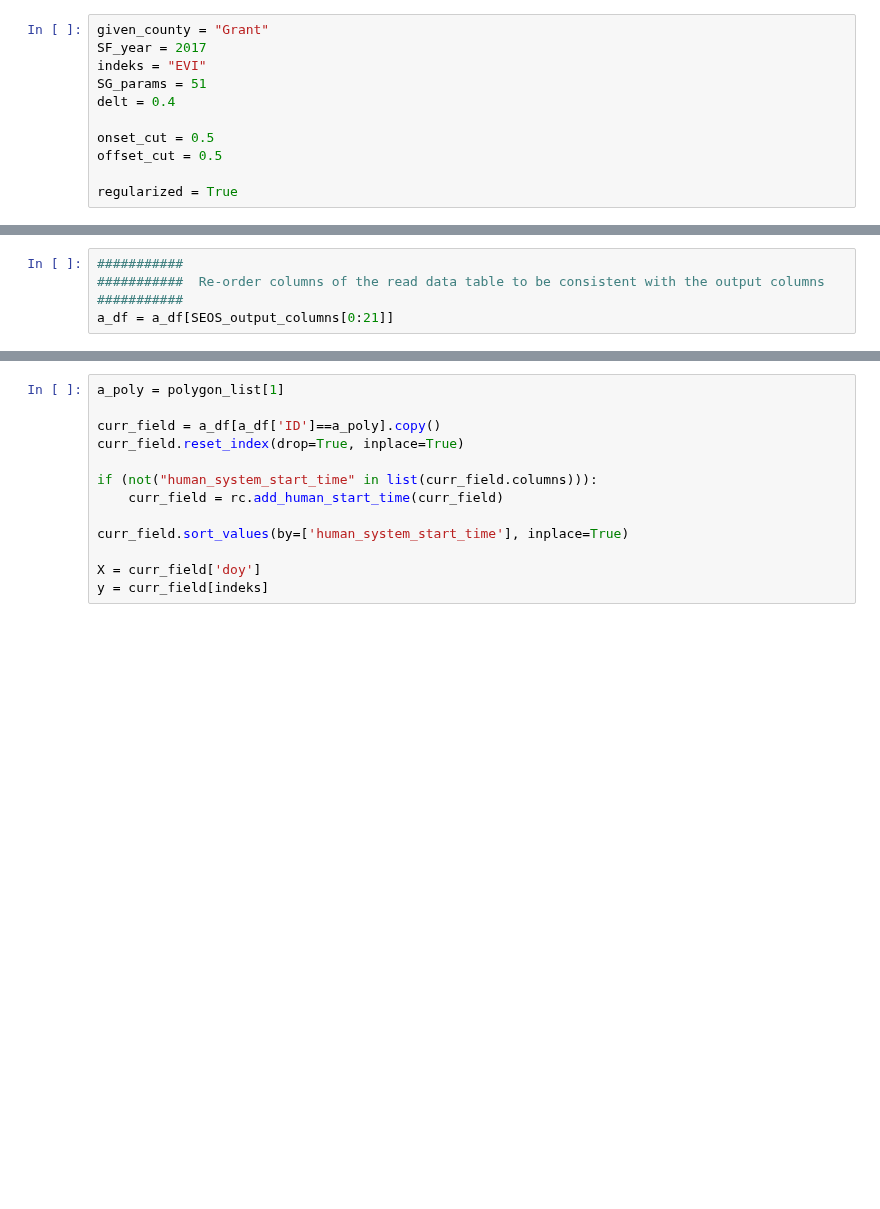
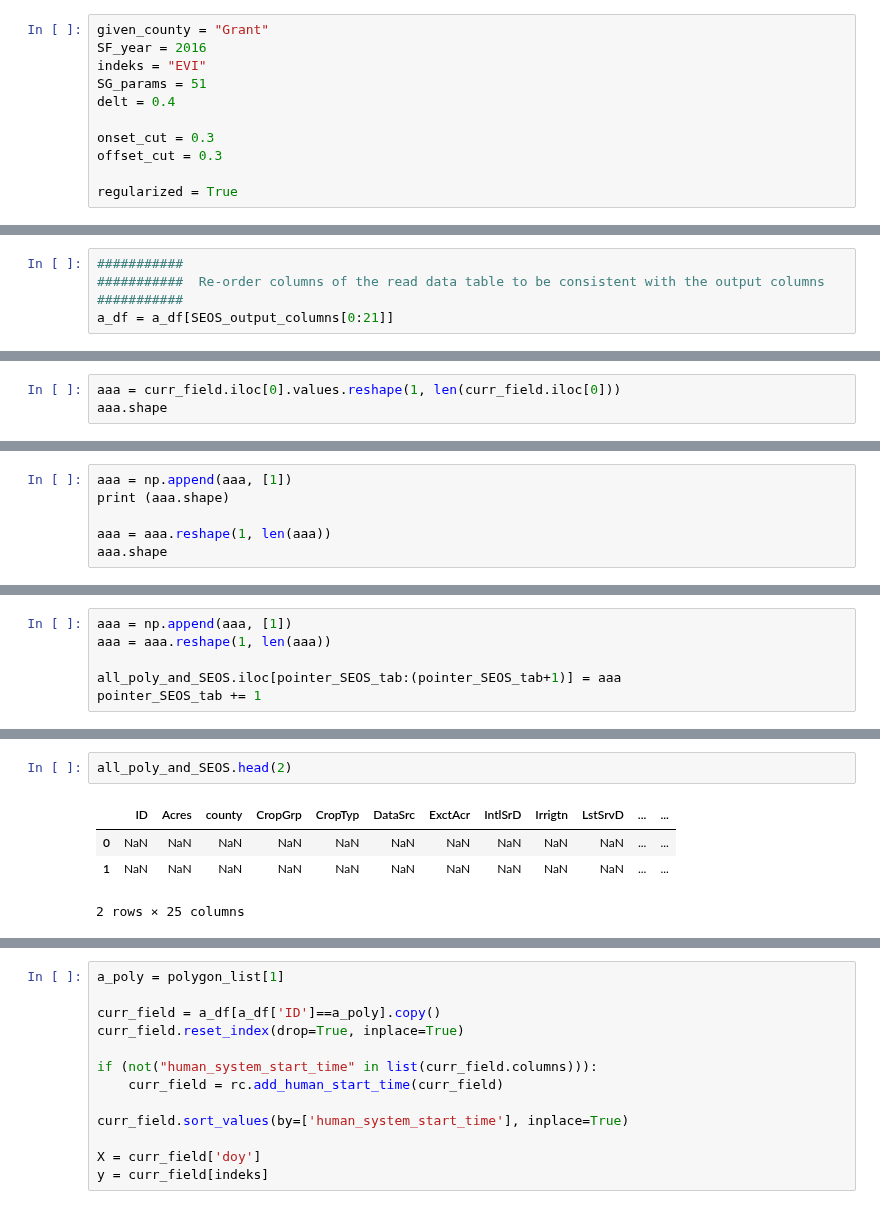
Before and after one commit to sunil21075/Ag, a Jupyter notebook: remote_sensing/python/Local_Jupyter_NoteBooks/scratches_to_experiment/fine_granularity_table_1.ipynb, the cells around one changed output, grey strips where cells are left out. Drawn from its saved outputs; the diff is of its cells as text; blank space fills up the shorter version.

Commit message:
fine granular tables fixed minor bug

```diff
--- a/remote_sensing/python/Local_Jupyter_NoteBooks/scratches_to_experiment/fine_granularity_table_1.ipynb
+++ b/remote_sensing/python/Local_Jupyter_NoteBooks/scratches_to_experiment/fine_granularity_table_1.ipynb
@@ -34,12 +34,12 @@ f_name = "01_Regular_filledGap_Grant_SF_2017_EVI.csv"
 # %%
 given_county = "Grant"
-SF_year = 2017
+SF_year = 2016
 indeks = "EVI"
 SG_params = 51
 delt = 0.4
 
-onset_cut = 0.5
-offset_cut = 0.5
+onset_cut = 0.3
+offset_cut = 0.3
 
 regularized = True
 # %%
@@ -106,0 +211,3 @@ a_df = a_df[SEOS_output_columns[0:21]]
+# %%
+aaa = curr_field.iloc[0].values.reshape(1, len(curr_field.iloc[0]))
+aaa.shape
@@ -106,0 +216,6 @@ a_df = a_df[SEOS_output_columns[0:21]]
+# %%
+aaa = np.append(aaa, [1])
+print (aaa.shape)
+
+aaa = aaa.reshape(1, len(aaa))
+aaa.shape
@@ -106,0 +225,6 @@ a_df = a_df[SEOS_output_columns[0:21]]
+# %%
+aaa = np.append(aaa, [1])
+aaa = aaa.reshape(1, len(aaa))
+
+all_poly_and_SEOS.iloc[pointer_SEOS_tab:(pointer_SEOS_tab+1)] = aaa
+pointer_SEOS_tab += 1
@@ -106,0 +242,7 @@ a_df = a_df[SEOS_output_columns[0:21]]
+# %%
+all_poly_and_SEOS.head(2)
+# %% [output]
+|  | ID | Acres | county | CropGrp | CropTyp | DataSrc | ExctAcr | IntlSrD | Irrigtn | LstSrvD | ... | ... |
+| 0 | NaN | NaN | NaN | NaN | NaN | NaN | NaN | NaN | NaN | NaN | ... | ... |
+| 1 | NaN | NaN | NaN | NaN | NaN | NaN | NaN | NaN | NaN | NaN | ... | ... |
+2 rows × 25 columns
```
Also changed, not shown: parts of 31 cells of this notebook, 13 other files.
